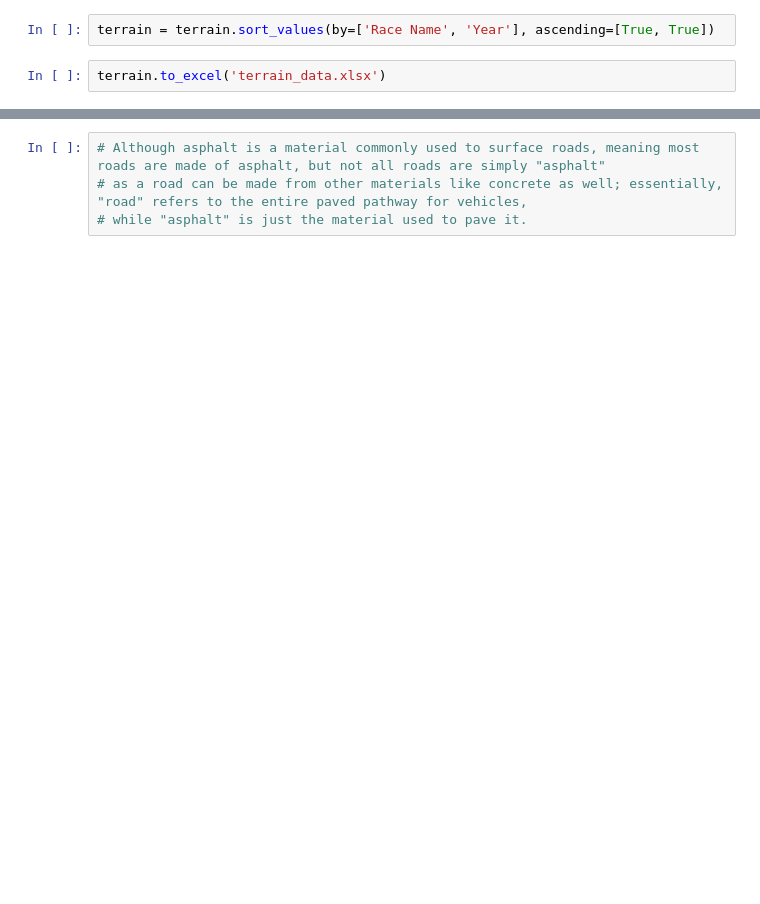
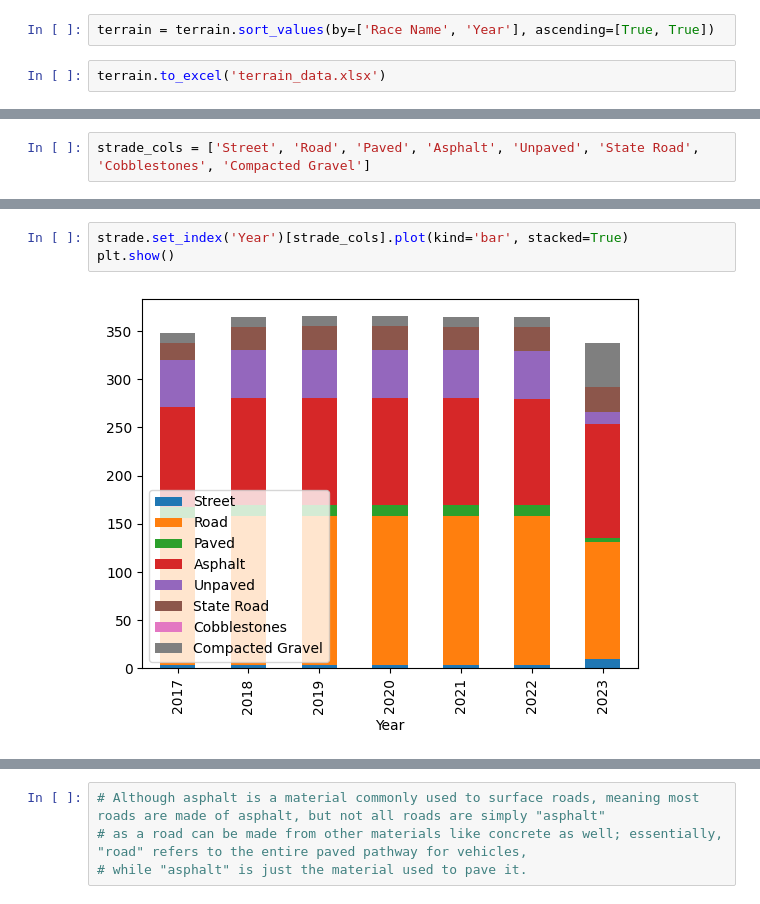
Before and after one commit to mikeriello/Cycling-Monument-Capstone, a Jupyter notebook: notebooks/visualizations.ipynb, the cells around one changed output, grey strips where cells are left out. Saved outputs shown, nothing was run; the diff lists cells and outputs as text; blank space fills up the shorter version.

Commit message:
visualizations

```diff
--- a/notebooks/visualizations.ipynb
+++ b/notebooks/visualizations.ipynb
@@ -164,0 +174,2 @@ strade
+# %%
+strade_cols = ['Street', 'Road', 'Paved', 'Asphalt', 'Unpaved', 'State Road', 'Cobblestones', 'Compacted Gravel']
@@ -164,0 +185,5 @@ strade
+# %%
+strade.set_index('Year')[strade_cols].plot(kind='bar', stacked=True)
+plt.show()
+# %% [output]
+[figure, added]
```
Also changed, not shown: parts of 66 cells of this notebook, 13 other files.
